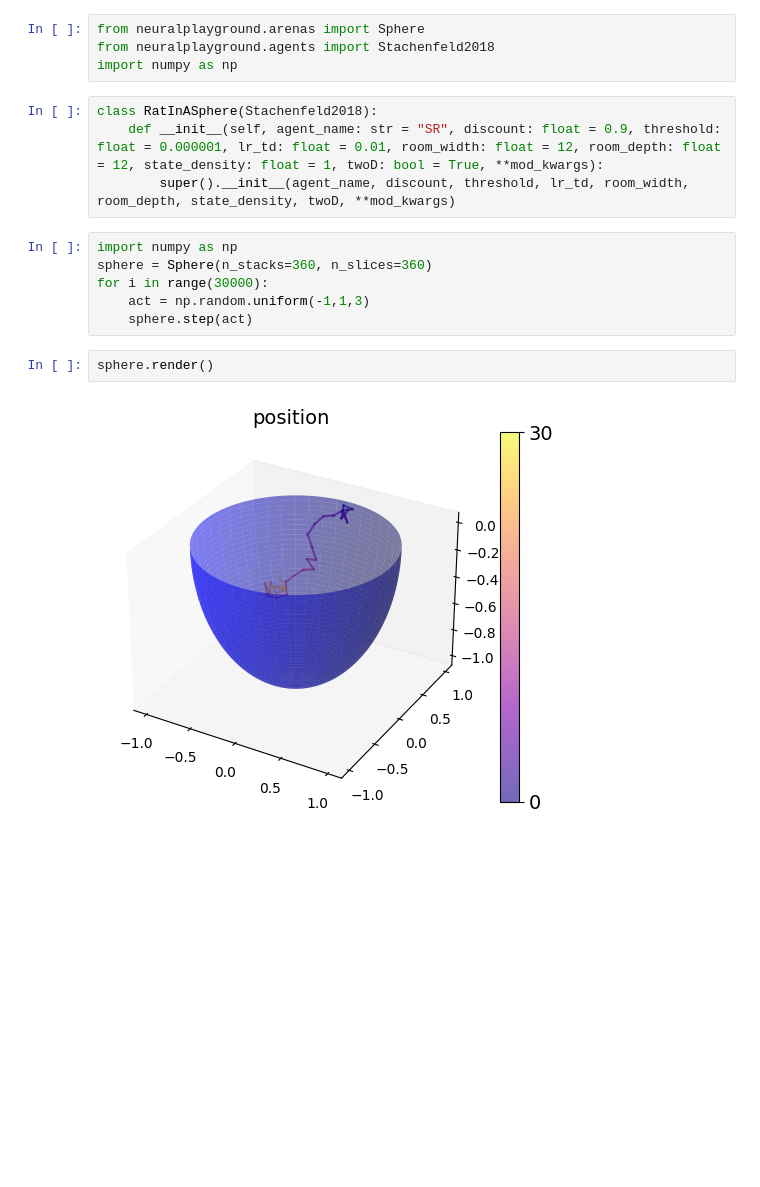
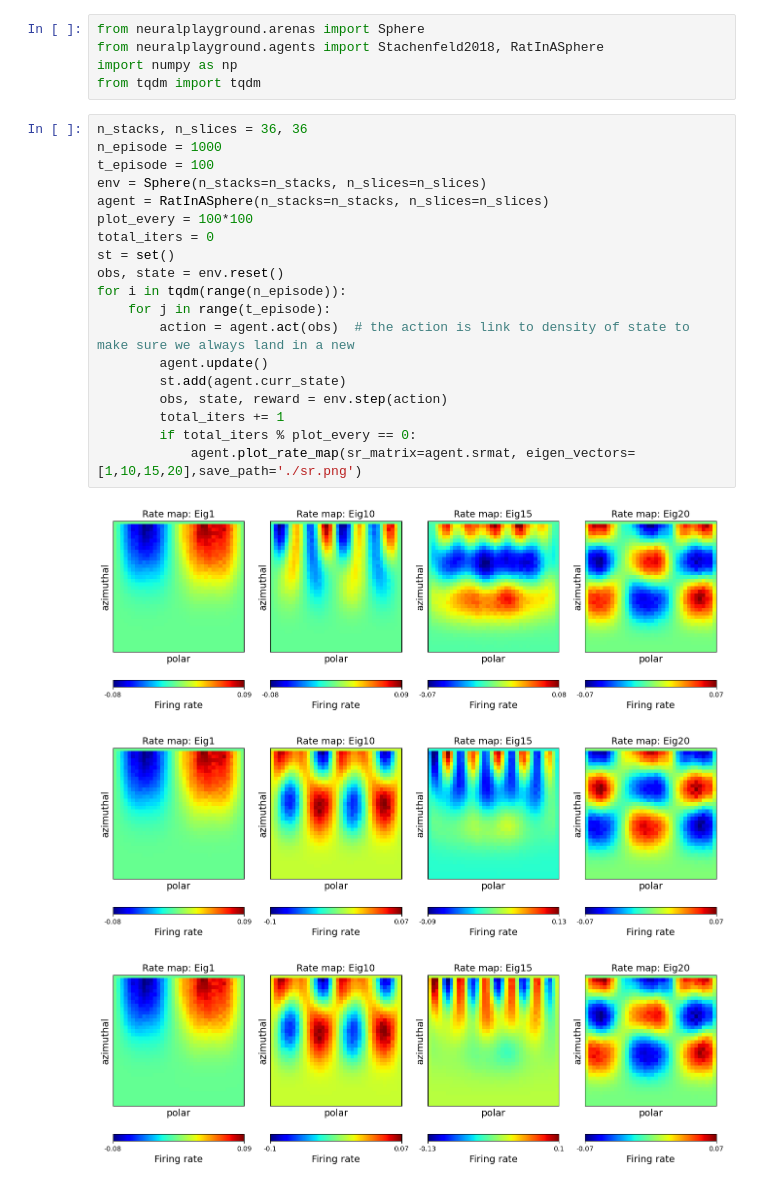
Before and after one commit to msg3000/NeuralPlayground, a Jupyter notebook: examples/arena_examples/rat_in_a_sphere.ipynb, the cells around one changed output. Cells and saved outputs as stored; diff of their text form; blank space fills up the shorter version.

```diff
--- a/examples/arena_examples/rat_in_a_sphere.ipynb
+++ b/examples/arena_examples/rat_in_a_sphere.ipynb
@@ -1,18 +1,28 @@
 # %%
 from neuralplayground.arenas import Sphere
-from neuralplayground.agents import Stachenfeld2018
+from neuralplayground.agents import Stachenfeld2018, RatInASphere
 import numpy as np
+from tqdm import tqdm
-# %%
-class RatInASphere(Stachenfeld2018):
-    def __init__(self, agent_name: str = "SR", discount: float = 0.9, threshold: float = 0.000001, lr_td: float = 0.01, room_width: float = 12, room_depth: float = 12, state_density: float = 1, twoD: bool = True, **mod_kwargs):
-        super().__init__(agent_name, discount, threshold, lr_td, room_width, room_depth, state_density, twoD, **mod_kwargs)
-# %%
-import numpy as np
-sphere = Sphere(n_stacks=360, n_slices=360)
-for i in range(30000):
-    act = np.random.uniform(-1,1,3)
-    sphere.step(act)
-# %%
-sphere.render()
-# %% [output]
-[figure, removed]
+# %%
+n_stacks, n_slices = 36, 36
+n_episode = 1000
+t_episode = 100
+env = Sphere(n_stacks=n_stacks, n_slices=n_slices)
+agent = RatInASphere(n_stacks=n_stacks, n_slices=n_slices)
+plot_every = 100*100
+total_iters = 0
+st = set()
+obs, state = env.reset()
+for i in tqdm(range(n_episode)):
+    for j in range(t_episode):
+        action = agent.act(obs)  # the action is link to density of state to make sure we always land in a new
+        agent.update()
+        st.add(agent.curr_state)
+        obs, state, reward = env.step(action)
+        total_iters += 1
+        if total_iters % plot_every == 0:
+            agent.plot_rate_map(sr_matrix=agent.srmat, eigen_vectors=[1,10,15,20],save_path='./sr.png')
+# %% [output]
+[figure, added]
+[figure, added]
+[figure, added]
```
Also changed, not shown: parts of 4 cells of this notebook, 5 other files.
